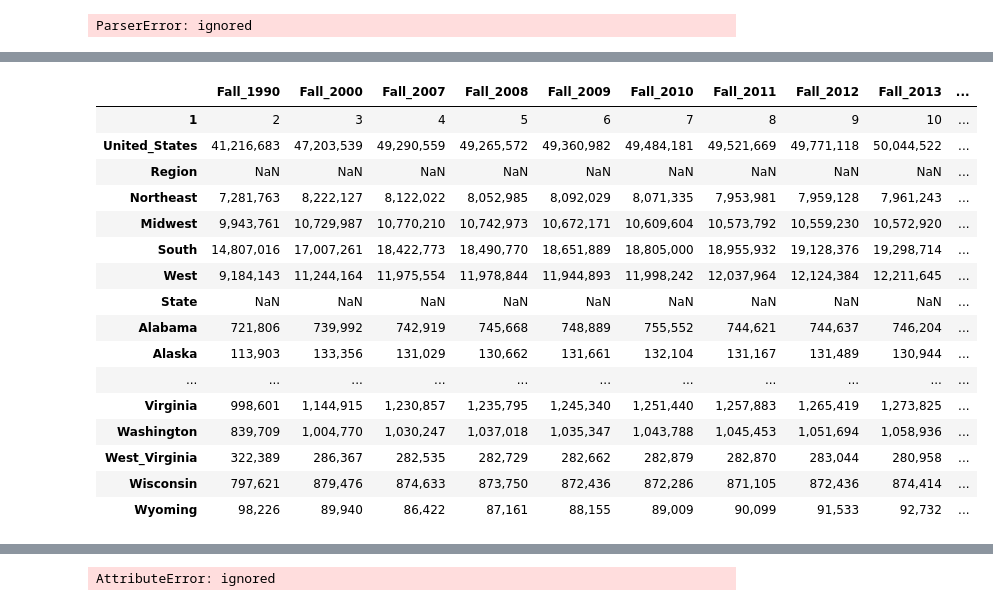
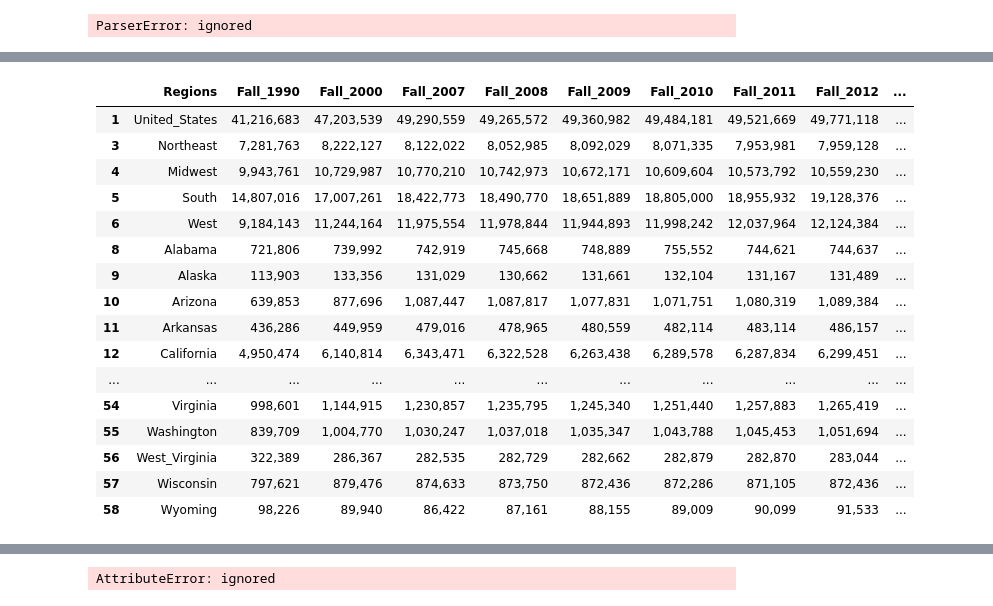
Before and after one commit to Arush0113/ArushTensorflowRepo, a Jupyter notebook: HSO_project.ipynb, the cells around one changed output, grey strips where cells are left out. Saved outputs shown, nothing was run; the diff lists cells and outputs as text; code cells hidden in the pictures.

```diff
--- a/HSO_project.ipynb
+++ b/HSO_project.ipynb
@@ -39,20 +37,24 @@ df.head(10)
 # %%
-df.drop(columns=['Fall_2018','Fall_2019','Fall_2020','Fall_2021','Fall_2022','Fall_2029','Percentage_change_enrollment_2017_to_2029'], axis=1)
+df2 = df.drop(columns=['Fall_2018','Fall_2019','Fall_2020','Fall_2021','Fall_2022','Fall_2029','Percentage_change_enrollment_2012_to_2017','Percentage_change_enrollment_2017_to_2029'], axis=1)
+df2 = df2[df2['Regions'] != '1']
+df2 = df2[df2['Regions'] != 'State']
+df2 = df2[df2['Regions'] != 'Region']
+df2
 # %% [output]
-|  | Fall_1990 | Fall_2000 | Fall_2007 | Fall_2008 | Fall_2009 | Fall_2010 | Fall_2011 | Fall_2012 | Fall_2013 | ... |
-| 1 | 2 | 3 | 4 | 5 | 6 | 7 | 8 | 9 | 10 | ... |
-| United_States | 41,216,683 | 47,203,539 | 49,290,559 | 49,265,572 | 49,360,982 | 49,484,181 | 49,521,669 | 49,771,118 | 50,044,522 | ... |
-| Region | NaN | NaN | NaN | NaN | NaN | NaN | NaN | NaN | NaN | ... |
-| Northeast | 7,281,763 | 8,222,127 | 8,122,022 | 8,052,985 | 8,092,029 | 8,071,335 | 7,953,981 | 7,959,128 | 7,961,243 | ... |
-| Midwest | 9,943,761 | 10,729,987 | 10,770,210 | 10,742,973 | 10,672,171 | 10,609,604 | 10,573,792 | 10,559,230 | 10,572,920 | ... |
-| South | 14,807,016 | 17,007,261 | 18,422,773 | 18,490,770 | 18,651,889 | 18,805,000 | 18,955,932 | 19,128,376 | 19,298,714 | ... |
-| West | 9,184,143 | 11,244,164 | 11,975,554 | 11,978,844 | 11,944,893 | 11,998,242 | 12,037,964 | 12,124,384 | 12,211,645 | ... |
-| State | NaN | NaN | NaN | NaN | NaN | NaN | NaN | NaN | NaN | ... |
-| Alabama | 721,806 | 739,992 | 742,919 | 745,668 | 748,889 | 755,552 | 744,621 | 744,637 | 746,204 | ... |
-| Alaska | 113,903 | 133,356 | 131,029 | 130,662 | 131,661 | 132,104 | 131,167 | 131,489 | 130,944 | ... |
+|  | Regions | Fall_1990 | Fall_2000 | Fall_2007 | Fall_2008 | Fall_2009 | Fall_2010 | Fall_2011 | Fall_2012 | ... |
+| 1 | United_States | 41,216,683 | 47,203,539 | 49,290,559 | 49,265,572 | 49,360,982 | 49,484,181 | 49,521,669 | 49,771,118 | ... |
+| 3 | Northeast | 7,281,763 | 8,222,127 | 8,122,022 | 8,052,985 | 8,092,029 | 8,071,335 | 7,953,981 | 7,959,128 | ... |
+| 4 | Midwest | 9,943,761 | 10,729,987 | 10,770,210 | 10,742,973 | 10,672,171 | 10,609,604 | 10,573,792 | 10,559,230 | ... |
+| 5 | South | 14,807,016 | 17,007,261 | 18,422,773 | 18,490,770 | 18,651,889 | 18,805,000 | 18,955,932 | 19,128,376 | ... |
+| 6 | West | 9,184,143 | 11,244,164 | 11,975,554 | 11,978,844 | 11,944,893 | 11,998,242 | 12,037,964 | 12,124,384 | ... |
+| 8 | Alabama | 721,806 | 739,992 | 742,919 | 745,668 | 748,889 | 755,552 | 744,621 | 744,637 | ... |
+| 9 | Alaska | 113,903 | 133,356 | 131,029 | 130,662 | 131,661 | 132,104 | 131,167 | 131,489 | ... |
+| 10 | Arizona | 639,853 | 877,696 | 1,087,447 | 1,087,817 | 1,077,831 | 1,071,751 | 1,080,319 | 1,089,384 | ... |
+| 11 | Arkansas | 436,286 | 449,959 | 479,016 | 478,965 | 480,559 | 482,114 | 483,114 | 486,157 | ... |
+| 12 | California | 4,950,474 | 6,140,814 | 6,343,471 | 6,322,528 | 6,263,438 | 6,289,578 | 6,287,834 | 6,299,451 | ... |
 | ... | ... | ... | ... | ... | ... | ... | ... | ... | ... | ... |
-| Virginia | 998,601 | 1,144,915 | 1,230,857 | 1,235,795 | 1,245,340 | 1,251,440 | 1,257,883 | 1,265,419 | 1,273,825 | ... |
-| Washington | 839,709 | 1,004,770 | 1,030,247 | 1,037,018 | 1,035,347 | 1,043,788 | 1,045,453 | 1,051,694 | 1,058,936 | ... |
-| West_Virginia | 322,389 | 286,367 | 282,535 | 282,729 | 282,662 | 282,879 | 282,870 | 283,044 | 280,958 | ... |
-| Wisconsin | 797,621 | 879,476 | 874,633 | 873,750 | 872,436 | 872,286 | 871,105 | 872,436 | 874,414 | ... |
-| Wyoming | 98,226 | 89,940 | 86,422 | 87,161 | 88,155 | 89,009 | 90,099 | 91,533 | 92,732 | ... |
+| 54 | Virginia | 998,601 | 1,144,915 | 1,230,857 | 1,235,795 | 1,245,340 | 1,251,440 | 1,257,883 | 1,265,419 | ... |
+| 55 | Washington | 839,709 | 1,004,770 | 1,030,247 | 1,037,018 | 1,035,347 | 1,043,788 | 1,045,453 | 1,051,694 | ... |
+| 56 | West_Virginia | 322,389 | 286,367 | 282,535 | 282,729 | 282,662 | 282,879 | 282,870 | 283,044 | ... |
+| 57 | Wisconsin | 797,621 | 879,476 | 874,633 | 873,750 | 872,436 | 872,286 | 871,105 | 872,436 | ... |
+| 58 | Wyoming | 98,226 | 89,940 | 86,422 | 87,161 | 88,155 | 89,009 | 90,099 | 91,533 | ... |
```
Also changed, not shown: parts of 7 cells of this notebook.
